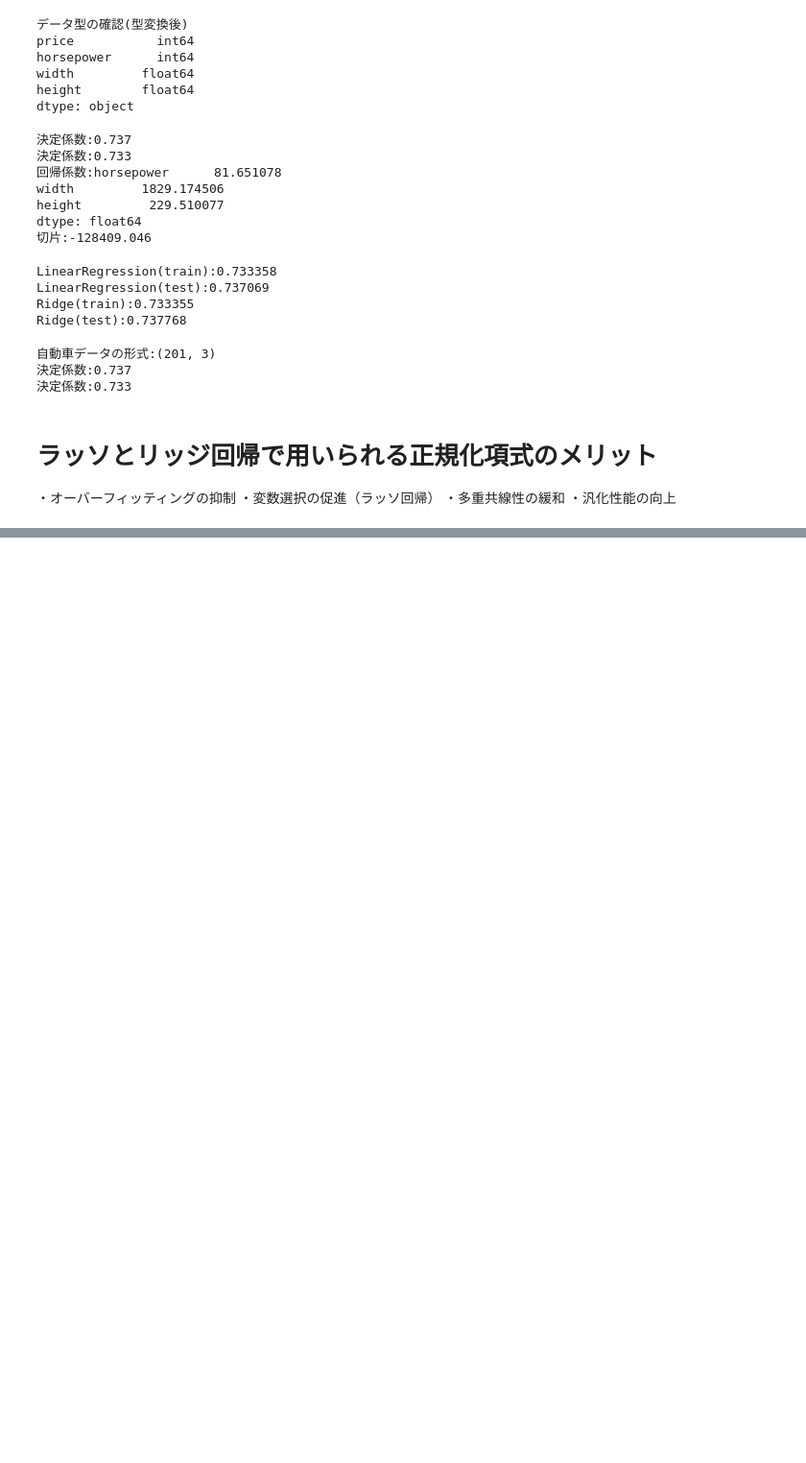
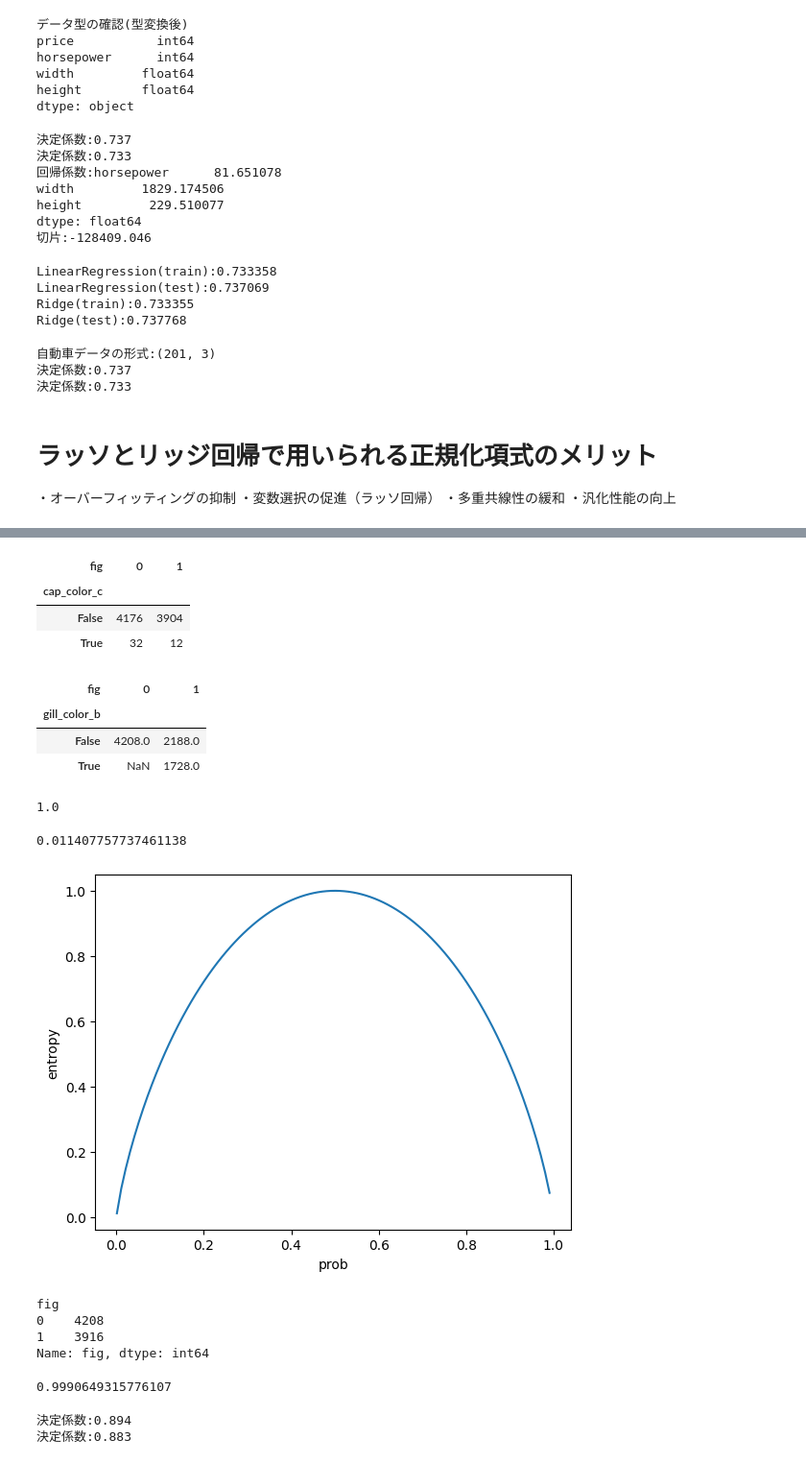
Before and after one commit to KaitoAMANO/EU_M_Math, a Jupyter notebook: Chap08.ipynb, the cells around one changed output, grey strips where cells are left out. Shown at 96% size. Saved outputs shown, nothing was run; the diff lists cells and outputs as text; code cells hidden in the pictures; blank space fills up the shorter version.

```diff
--- a/Chap08.ipynb
+++ b/Chap08.ipynb
@@ -147,0 +183,64 @@ print(f'決定係数:{model.score(X_train, y_train):.3f}')
+# %%
+mushroom_dummy.groupby(['cap_color_c', 'fig'])['fig'].count().unstack()
+# %% [output]
+| fig | 0 | 1 |
+| cap_color_c |  |  |
+| False | 4176 | 3904 |
+| True | 32 | 12 |
+# %%
+mushroom_dummy.groupby(['gill_color_b', 'fig'])['fig'].count().unstack()
+# %% [output]
+| fig | 0 | 1 |
+| gill_color_b |  |  |
+| False | 4208.0 | 2188.0 |
+| True | NaN | 1728.0 |
+# %%
+- (0.5 * np.log2(0.5) + 0.5 * np.log2(0.5))
+# %% [output]
+1.0
+# %%
+- (0.001 * np.log2(0.001) + 0.999 * np.log2(0.999))
+# %% [output]
+0.011407757737461138
+# %%
+def calc_entropy(p):
+    return - (p * np.log2(p) + (1 - p) * np.log2(1 - p))
+# %%
+p = np.arange(0.001, 0.999, 0.01)
+
+plt.plot(p, calc_entropy(p))
+plt.xlabel('prob')
+plt.ylabel('entropy')
+plt.show()
+# %% [output]
+[figure, added]
+# %%
+mushroom_dummy.groupby('fig')['fig'].count()
+# %% [output]
+fig
+0    4208
+1    3916
+Name: fig, dtype: int64
+# %%
+entropy_init = - (0.518 * np.log2(0.518) + 0.482 * np.log2(0.482))
+entropy_init
+# %% [output]
+0.9990649315776107
+# %%
+from sklearn.tree import DecisionTreeClassifier
+from sklearn.model_selection import train_test_split
+
+X = mushroom_dummy.drop('fig', axis=1)
+y = mushroom_dummy['fig']
+
+X_train, X_test, y_train, y_test = train_test_split(X, y, random_state=0)
+
+model = DecisionTreeClassifier(criterion='entropy', max_depth=5, random_state=0)
+model.fit(X_train, y_train)
+
+print()
+print(f'決定係数:{model.score(X_test, y_test):.3f}')
+print(f'決定係数:{model.score(X_train, y_train):.3f}')
+# %% [output]
+決定係数:0.894
+決定係数:0.883
```
Also changed, not shown: parts of 7 cells of this notebook.
